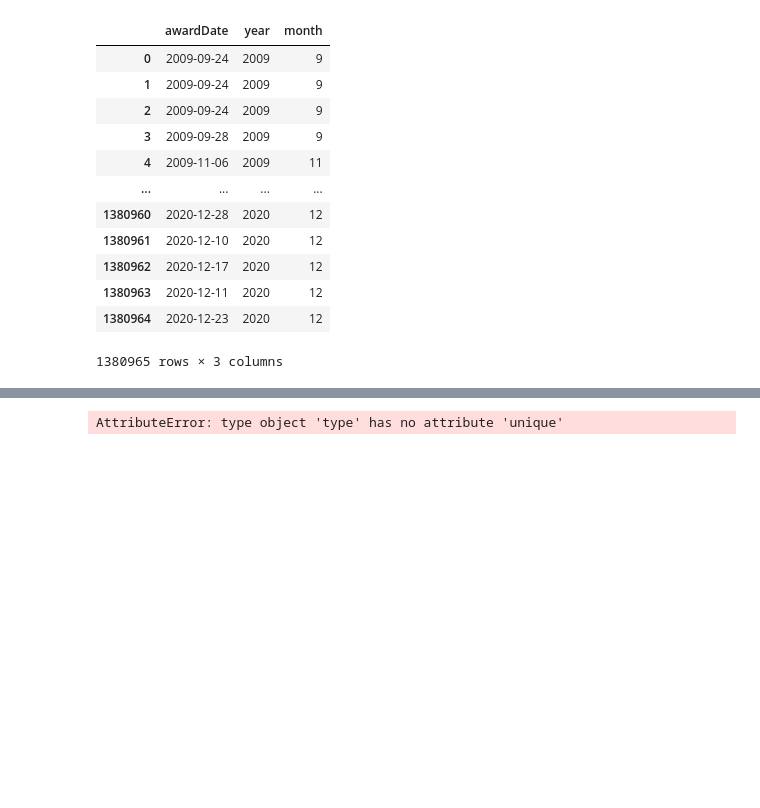
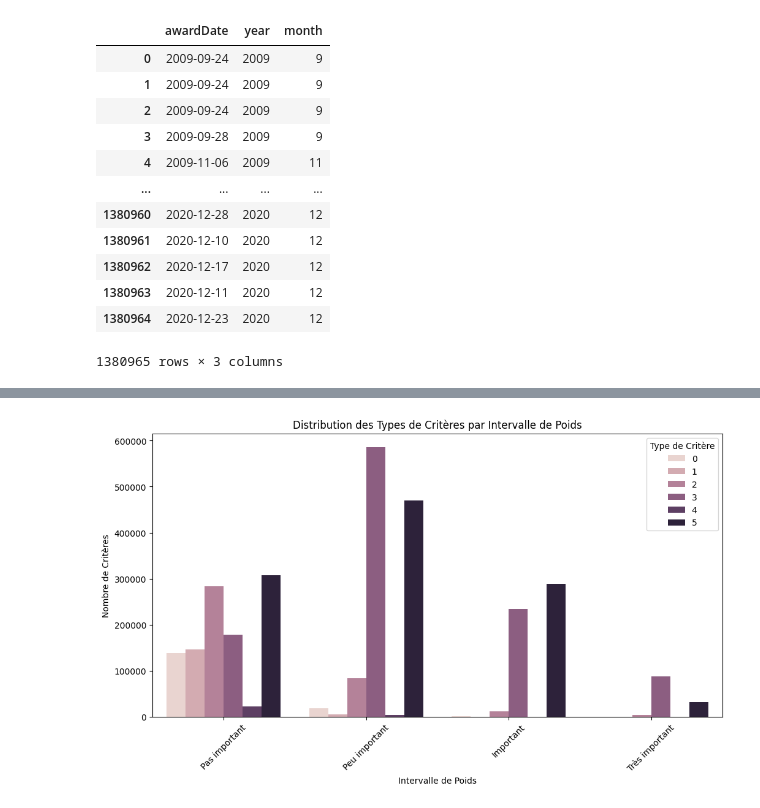
Before and after one commit to abdelhadi-essabri/FOPPA_Project, a Jupyter notebook: 03_analyse_descriptive/criteria.ipynb, the cells around one changed output, grey strips where cells are left out. Drawn from its saved outputs; the diff is of its cells as text; code cells hidden in the pictures; blank space fills up the shorter version.

```diff
--- a/03_analyse_descriptive/criteria.ipynb
+++ b/03_analyse_descriptive/criteria.ipynb
@@ -334,0 +365,2 @@ type.describe()
+# %%
+Criteria['weight_interval'] = pd.cut(Criteria['weight'], bins=4, labels=["Pas important", "Peu important", "Important", "Très important"])
@@ -335,13 +372,11 @@ type.describe()
 # %%
-types_critere = type.unique()
-plt.figure(figsize=(12, 8))
-plt.boxplot([Criteria[type == critere]['type'] for critere in types_critere], labels=types_critere)
-plt.title('Distribution des Poids par Type de Critère')
-plt.xlabel('Type de Critère')
-plt.ylabel('Poids')
+plt.figure(figsize=(12, 6))
+sns.countplot(data=Criteria, x='weight_interval', hue='type')
+plt.title('Distribution des Types de Critères par Intervalle de Poids')
+plt.xlabel('Intervalle de Poids')
+plt.ylabel('Nombre de Critères')
 plt.xticks(rotation=45)
-plt.grid(True)
-plt.tight_layout()
+plt.legend(title='Type de Critère')
 plt.show()
 # %% [output]
-AttributeError: type object 'type' has no attribute 'unique'
+[figure, added]
```
Also changed, not shown: parts of 4 cells of this notebook.
